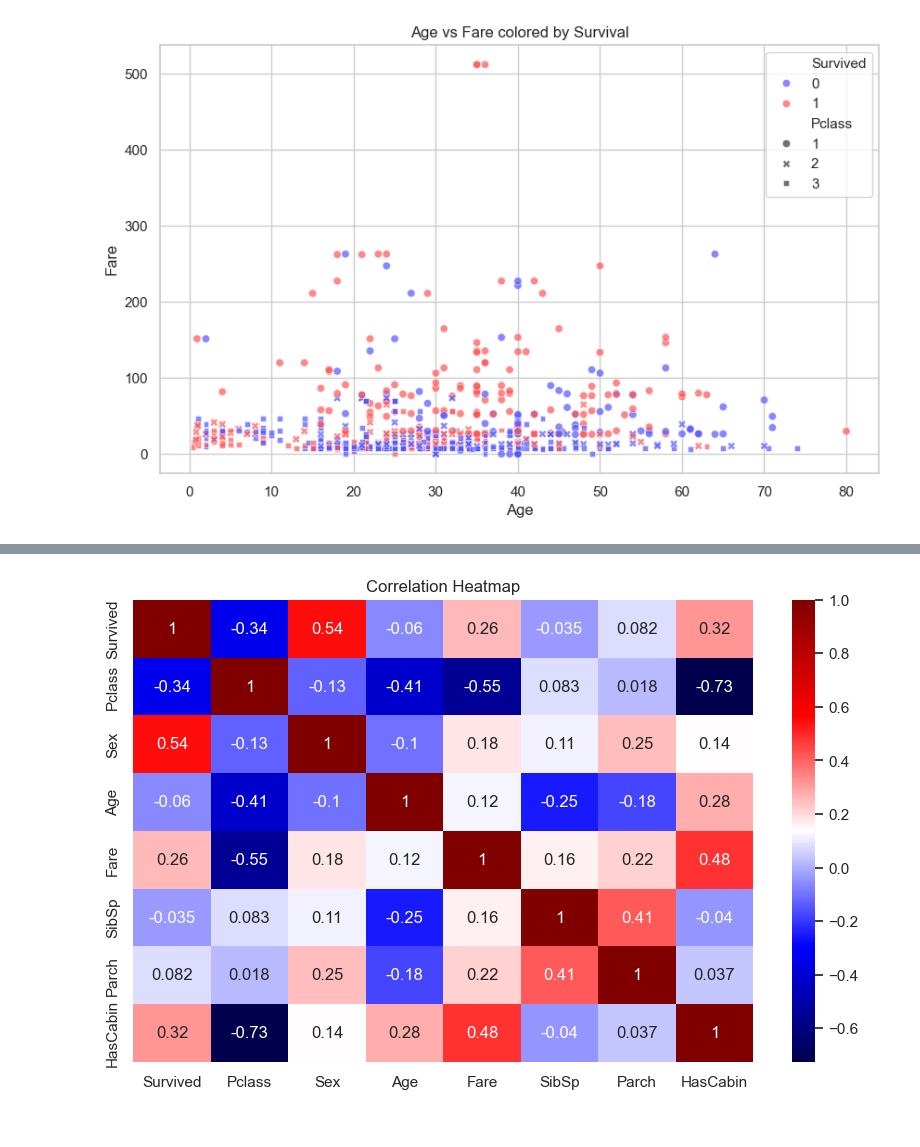
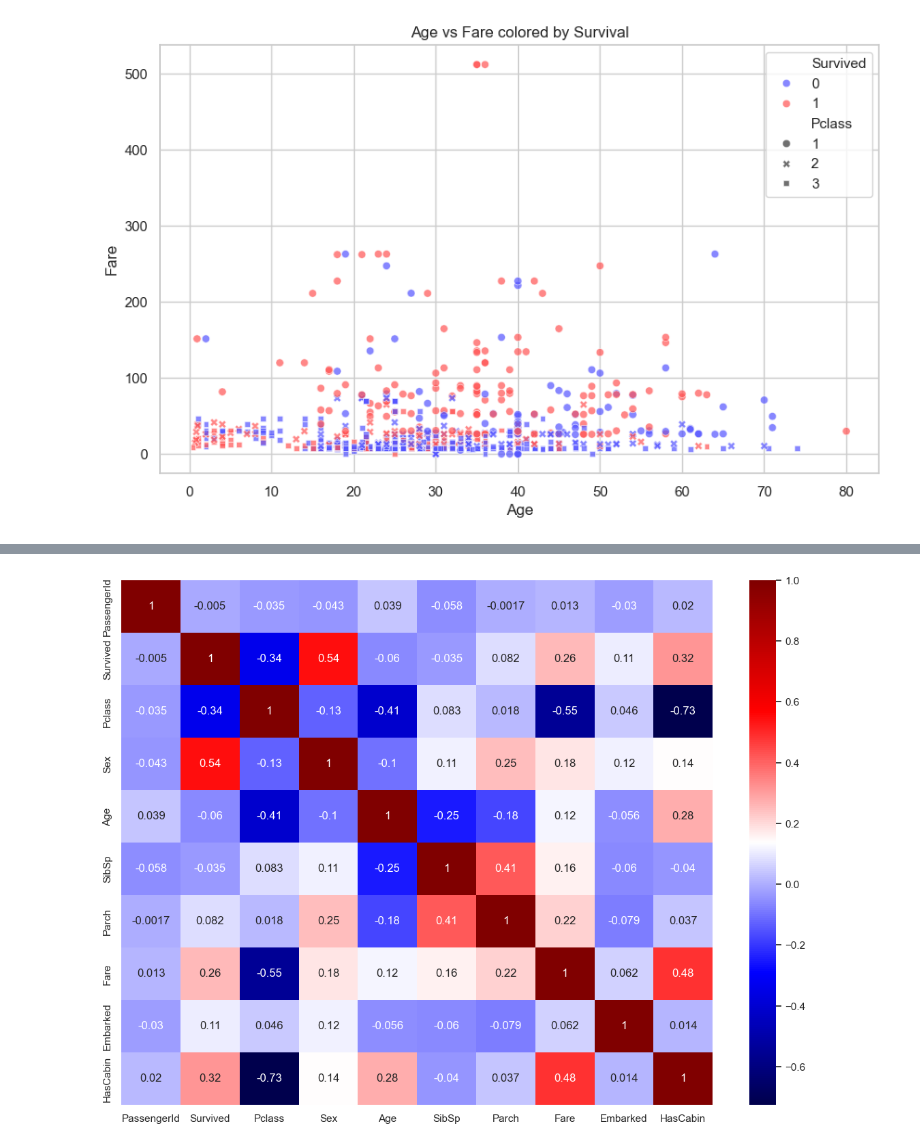
Before and after one commit to GClark89/Titanic, a Jupyter notebook: EDA.ipynb, the cells around one changed output, grey strips where cells are left out. Cells and saved outputs as stored; diff of their text form; code cells hidden in the pictures.

```diff
--- a/EDA.ipynb
+++ b/EDA.ipynb
@@ -378,7 +421,8 @@ df_encoded = df.copy()
 df_encoded['Sex'] = df_encoded['Sex'].map({'male': 0, 'female': 1})
 df_encoded['Embarked'] = df_encoded['Embarked'].map({'S': 0, 'C': 1, 'Q': 2})
 #Dropping this for the correlation heat map
-df_encoded = df.drop(columns=['AgeGroup', 'Name'])
+df_encoded = df_encoded.drop(columns=['AgeGroup', 'Name','Ticket', 'Cabin'])
+
 
 df_encoded.corr()
 # %% [output]
@@ -386,14 +440,6 @@ ValueError: could not convert string to float: 'male'
-# %%
-# Convert 'Sex' and 'Embarked' to numeric first
-df_encoded = df.copy()
-df_encoded['Sex'] = df_encoded['Sex'].map({'male': 0, 'female': 1})
-df_encoded['Embarked'] = df_encoded['Embarked'].map({'S': 0, 'C': 1, 'Q': 2})
-
-# Correlation heatmap
-plt.figure(figsize=(10,6))
-sns.heatmap(df_encoded[['Survived', 'Pclass', 'Sex', 'Age', 'Fare', 'SibSp', 'Parch', 'HasCabin']].corr(),
-            annot=True, cmap='seismic')
-plt.title("Correlation Heatmap")
-plt.show()
-# %% [output]
-[figure, removed]
+# %%
+plt.figure(figsize=(14,10))
+sns.heatmap(df_encoded.corr(), annot=True, cmap= 'seismic')
+plt.show()
+# %% [output]
+[figure, added]
```
Also changed, not shown: parts of 4 cells of this notebook.
